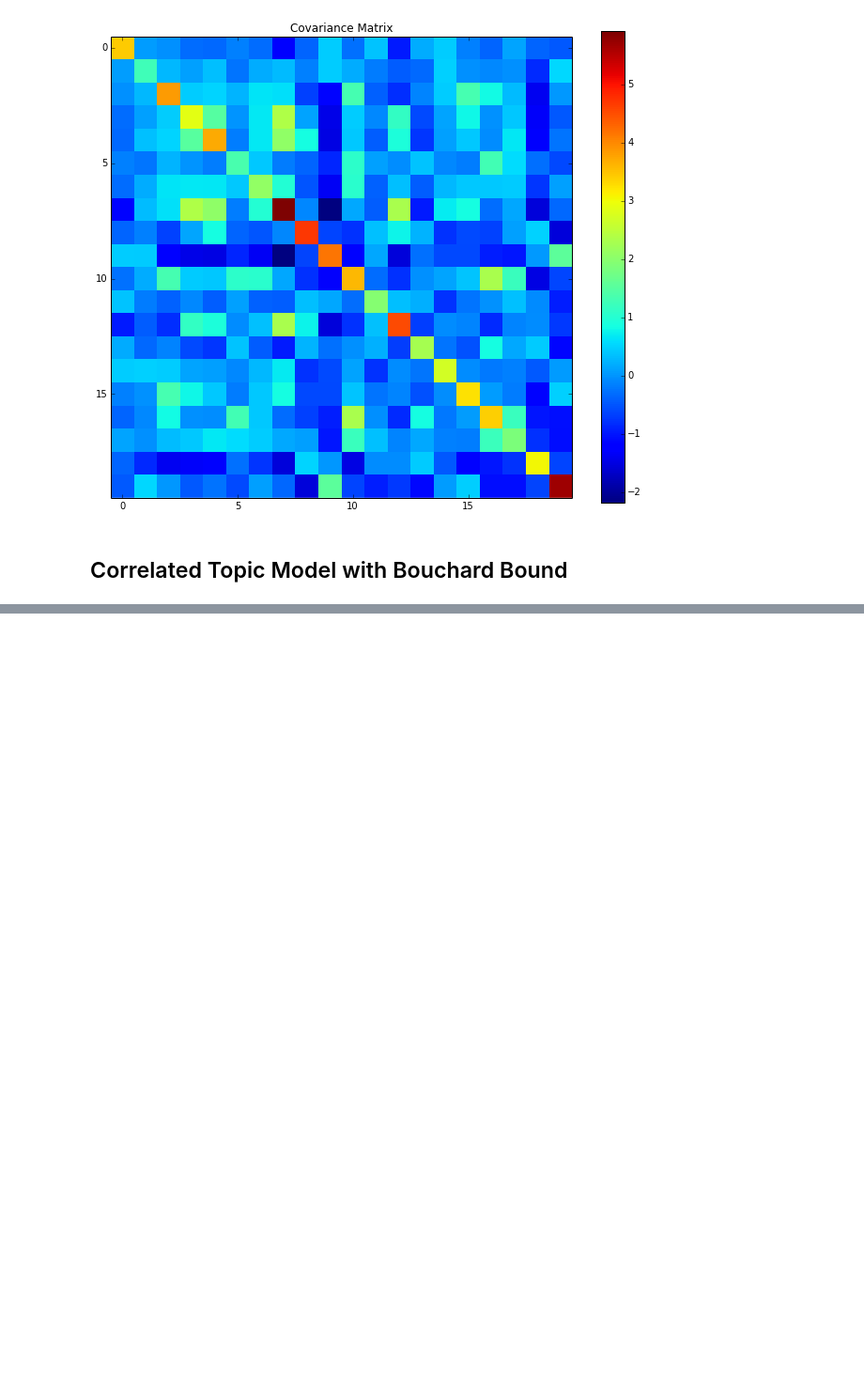
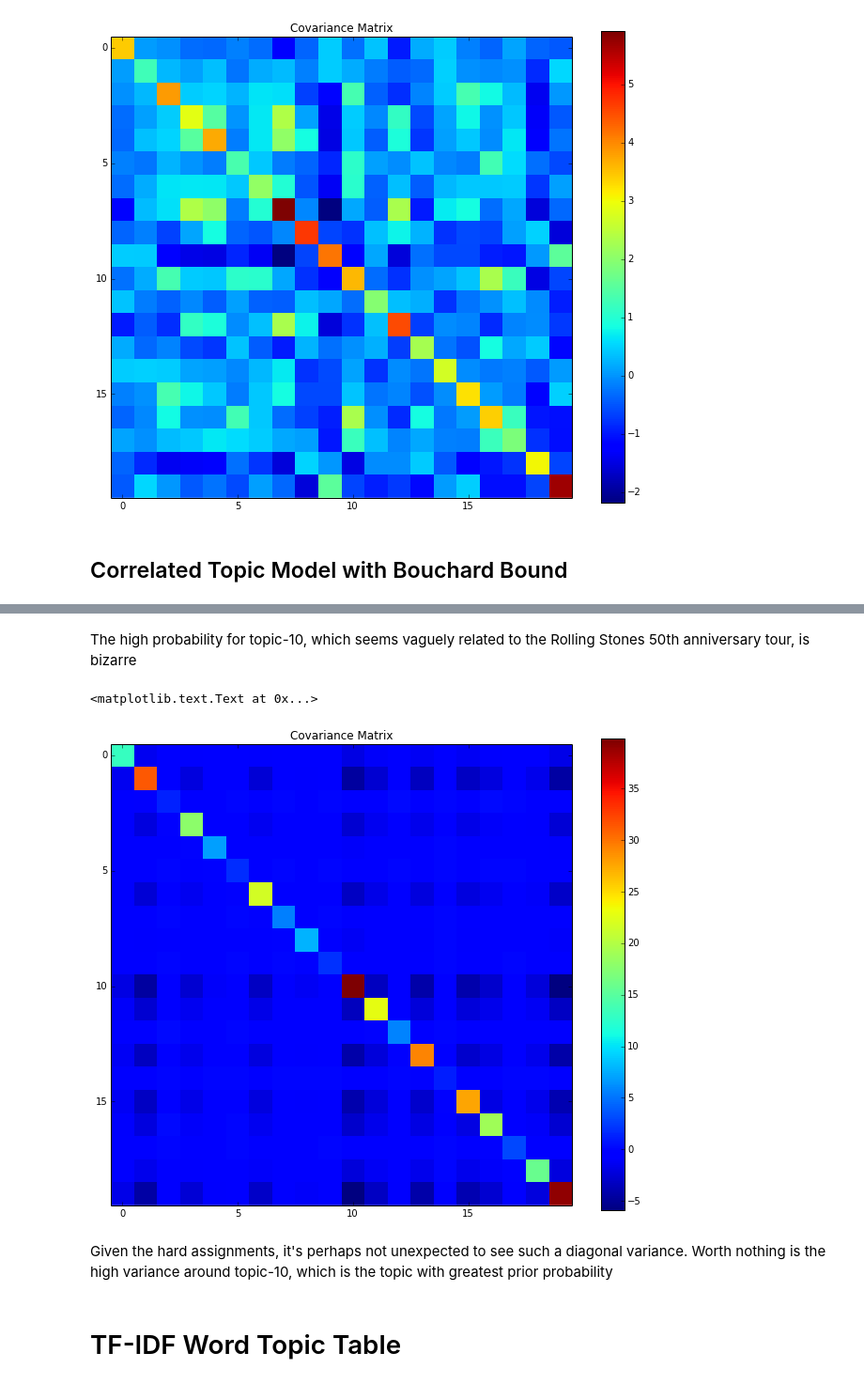
Before and after one commit to budgefeeney/sidetopics, a Jupyter notebook: src/notebooks/BohningBouchard.ipynb, the cells around one changed output, grey strips where cells are left out. Shown at 94% size. Drawn from its saved outputs; the diff is of its cells as text; code cells hidden in the pictures; blank space fills up the shorter version.

```diff
--- a/src/notebooks/BohningBouchard.ipynb
+++ b/src/notebooks/BohningBouchard.ipynb
@@ -259,0 +411,16 @@ ax.set_title("Covariance Matrix")
+# %% [markdown]
+The high probability for topic-10, which seems vaguely related to the Rolling Stones 50th anniversary tour, is bizarre
+# %%
+fig, ax = plt.subplots(figsize=(11,9))
+
+im = plt.imshow(b_model.sigT, interpolation="none")
+
+cb = fig.colorbar(im, ax=ax)
+ax.set_title("Covariance Matrix")
+# %% [output]
+<matplotlib.text.Text at 0x...>
+[figure, added]
+# %% [markdown]
+Given the hard assignments, it's perhaps not unexpected to see such a diagonal variance. Worth nothing is the high variance around topic-10, which is the topic with greatest prior probability
+# %% [markdown]
+# TF-IDF Word Topic Table
```
Also changed, not shown: parts of 31 cells of this notebook, 1 other file.
